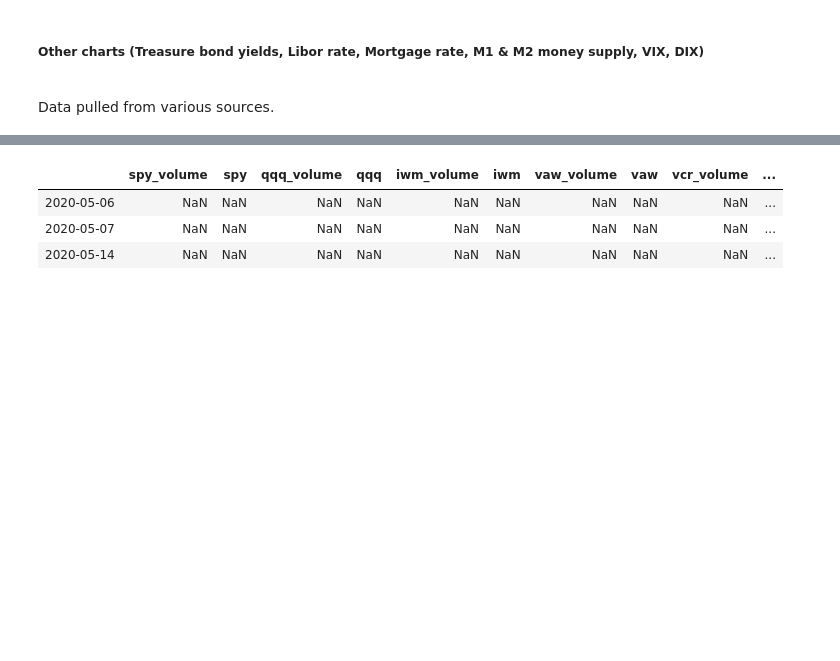
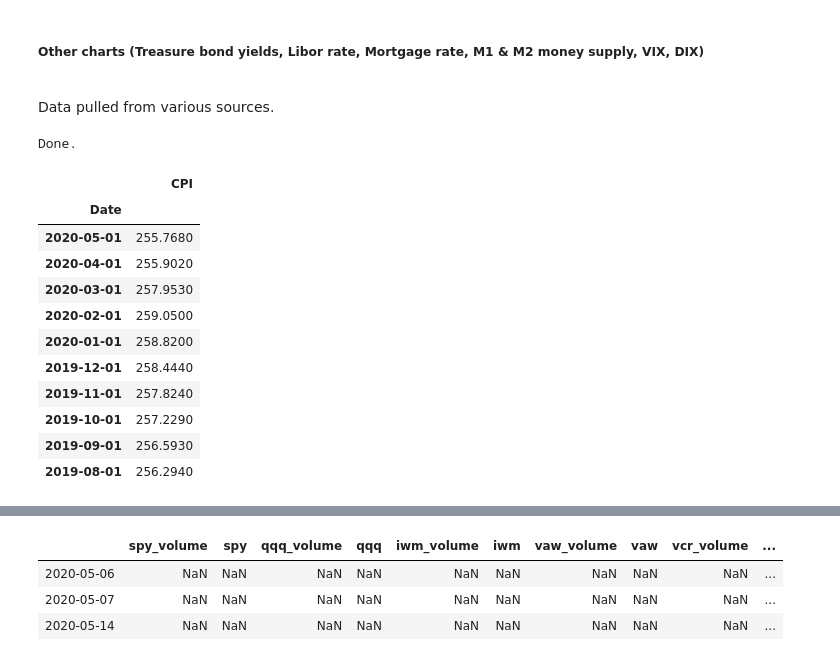
Before and after one commit to terrill11/spy_trend, a Jupyter notebook: models/spy_trend_xgboost2.ipynb, the cells around one changed output, grey strips where cells are left out. Saved outputs shown, nothing was run; the diff lists cells and outputs as text; code cells hidden in the pictures; blank space fills up the shorter version.

```diff
--- a/models/spy_trend_xgboost2.ipynb
+++ b/models/spy_trend_xgboost2.ipynb
@@ -92,22 +88,44 @@ Data pulled from various sources.
 # 30 year fixed mortgage rate is updated monthly (need may numbers)
 # money supply data is updated weekly
 
-economics_path = 'economics'
-economics = ['CPIAUCSL', 'DFF', 'DGS10', 'DGS30', 'M1', 'M2', 'MORTGAGE15US', 'MORTGAGE30US',
-             'T10YIE', 'UNRATE', 'USD1MTD156N', 'USD6MTD156N', 'USD12MD156N']
-economic_names = ['CPI', 'fed_funds_rate', '10_yr_treasury', '30_yr_treasury', 'M1_supply',
-                  'M2_supply', '15_yr_mortgage', '30_yr_mortgage', '10_yr_inflation',
-                  'unemployment', '1m_libor', '3m_libor', '12m_libor']
+economics_tickers = ['CPIAUCSL', 'DFF', 'DGS10', 'DGS30', 'M1', 'M2', 'MORTGAGE15US', 'MORTGAGE30US',
+                     'T10YIE', 'UNRATE', 'USD1MTD156N', 'USD6MTD156N', 'USD12MD156N']
+economic_names = ['CPI', 'Fed_Funds_Rate', '10_yr_Treasury', '30_yr_Treasury', 'M1_Supply',
+                  'M2_Supply', '15_yr_Mortgage', '30_yr_Mortgage', '10_yr_Inflation',
+                  'Unemployment', '1m_Libor', '3m_Libor', '12m_Libor']
 
-currency_path = 'currency'
-currency = ['dxy']
+forex = ['USD_JPY', 'USD_EUR', 'USD_CHF', 'USD_PLN', 'USD_CNY', 'USD_HUF', 'USD_RUB', 'USD_CAD',
+         'USD_RON', 'USD_INR', 'USD_GBP', 'USD_AUD', 'USD_HKD', 'USD_SEK', 'USD_SGD', 'XAU_USD',
+         'DXY']
 
-forex_path = 'forex'
-forex = ['USD-JPY', 'USD-EUR', 'USD-CHF', 'USD-PLN', 'USD-CNY', 'USD-HUF', 'USD-RUB', 'USD-CAD',
-         'USD-RON', 'USD-INR', 'USD-GBP', 'USD-AUD', 'USD-HKD', 'USD-SEK', 'USD-SGD', 'XAU-USD']
-
-vix = '^vix'
+vix = 'I_VIX'
 dix = 'DIX'
+# %%
+# %%capture
+
+# economics data
+for ticker, name in zip(economics_tickers, economic_names):
+    query = %sql SELECT top 10 * FROM Economics.dbo.$ticker WHERE Date >= '1993-01-01' ORDER BY date
+    temp_df = query.DataFrame()
+    temp_df.set_index('Date', inplace=True)
+    temp_df.rename(columns={temp_df.columns[0]: name}, inplace=True)
+    if ticker in ['M1', 'M2']:
+        temp_df *= 1000000000
+#     main_df = main_df.join(economics_df, how='outer')
+# %% [output]
+Done.
+|  | CPI |
+| Date |  |
+| 2020-05-01 | 255.7680 |
+| 2020-04-01 | 255.9020 |
+| 2020-03-01 | 257.9530 |
+| 2020-02-01 | 259.0500 |
+| 2020-01-01 | 258.8200 |
+| 2019-12-01 | 258.4440 |
+| 2019-11-01 | 257.8240 |
+| 2019-10-01 | 257.2290 |
+| 2019-09-01 | 256.5930 |
+| 2019-08-01 | 256.2940 |
 # %%
 # economic data
 for code, name in zip(economics, economic_names):
```
Also changed, not shown: parts of 12 cells of this notebook.
